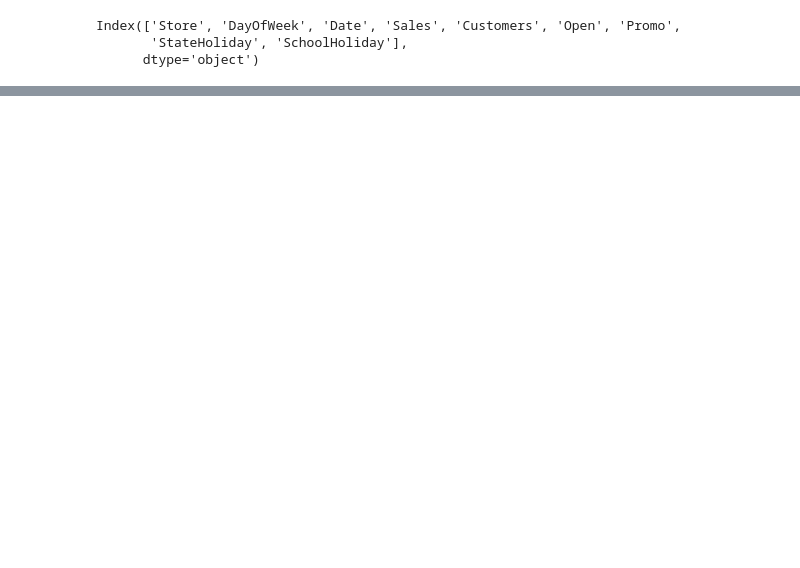
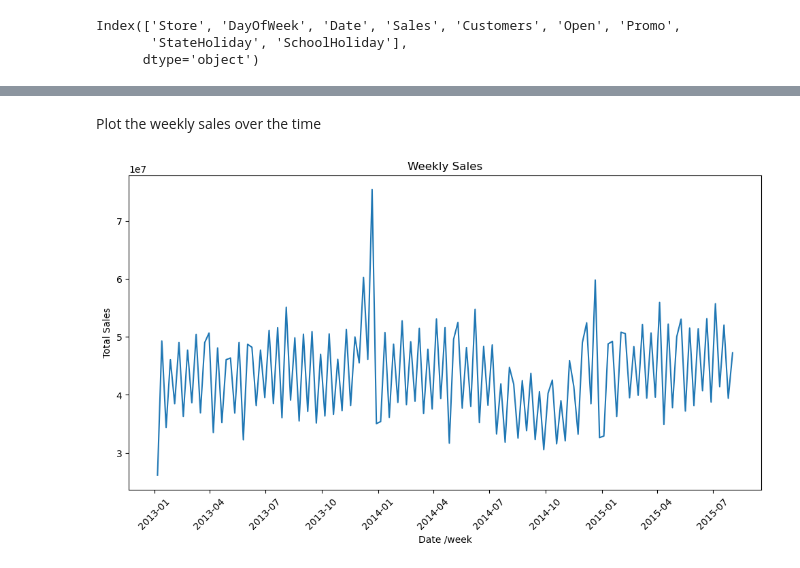
Before and after one commit to diegoferra5/Marketing-Mix-Modeling, a Jupyter notebook: notebooks/test.ipynb, the cells around one changed output, grey strips where cells are left out. Saved outputs shown, nothing was run; the diff lists cells and outputs as text; code cells hidden in the pictures; blank space fills up the shorter version.

Commit message:
add first analysis, compared weekly sales / promotions correlation

```diff
--- a/notebooks/test.ipynb
+++ b/notebooks/test.ipynb
@@ -51,0 +56,3 @@ Index(['Store', 'DayOfWeek', 'Date', 'Sales', 'Customers', 'Open', 'Promo',
+# %%
+sample_data["Date"]= pd.to_datetime(sample_data["Date"], errors= "coerce")
+sample_data["Date"].dtype
@@ -51,0 +63,3 @@ Index(['Store', 'DayOfWeek', 'Date', 'Sales', 'Customers', 'Open', 'Promo',
+# %%
+sample_data=sample_data.loc[sample_data["Open"]== 1]
+sample_data.info()
@@ -51,0 +85,4 @@ Index(['Store', 'DayOfWeek', 'Date', 'Sales', 'Customers', 'Open', 'Promo',
+# %%
+sales_weekly= sample_data.groupby(pd.Grouper(key="Date", freq= "W"))["Sales"].sum().reset_index()
+
+sales_weekly.head()
@@ -51,0 +108,27 @@ Index(['Store', 'DayOfWeek', 'Date', 'Sales', 'Customers', 'Open', 'Promo',
+# %% [markdown]
+Plot the weekly sales over the time
+# %%
+import matplotlib.pyplot as plt
+
+# Data
+x= sales_weekly["Date"]
+y= sales_weekly["Sales"]
+
+# Plot
+plt.figure(figsize=(12,6))
+plt.plot(x,y)
+
+#Labels
+
+plt.xlabel("Date /week")
+plt.ylabel("Total Sales")
+plt.title("Weekly Sales")
+plt.xticks(rotation=45)
+
+
+
+
+
+plt.show()
+# %% [output]
+[figure, added]
```
Also changed, not shown: parts of 17 cells of this notebook.
